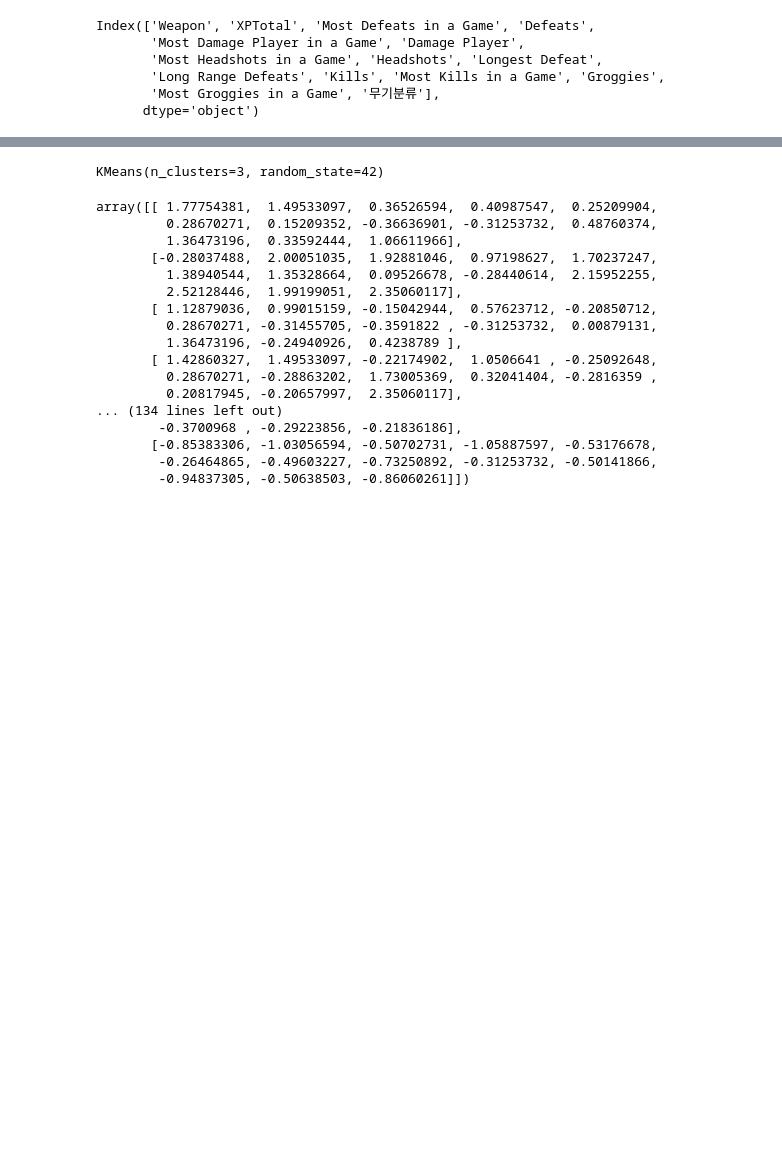
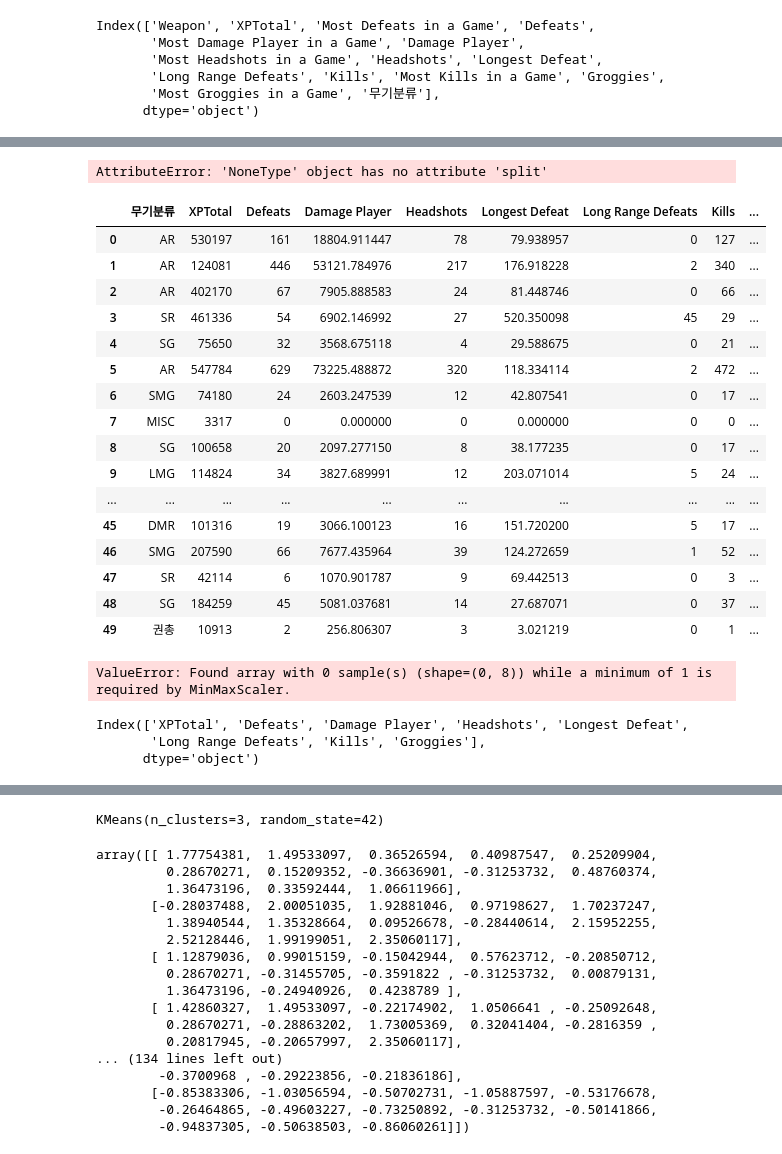
Before and after one commit to nbac406/battleGround, a Jupyter notebook: 0707.ipynb, the cells around one changed output, grey strips where cells are left out. Drawn from its saved outputs; the diff is of its cells as text; code cells hidden in the pictures; blank space fills up the shorter version.

```diff
--- a/0707.ipynb
+++ b/0707.ipynb
@@ -333,0 +594,58 @@ NameError: name 'StandardScaler' is not defined
+# %%
+data = {
+    '무기분류': ['AR', 'DMR', 'LMG', 'MISC', 'SG', 'SMG', 'SR', '권총'],
+    'XPTotal': [1000, 2000, 1500, 800, 1200, 1800, 1600, 900],
+    'Defeats': [10, 8, 6, 12, 9, 11, 7, 14],
+    'Damage Player': [2000, 1800, 2500, 1500, 2200, 1900, 2100, 1700],
+    'Headshots': [7, 5, 4, 6, 8, 7, 6, 5],
+    'Longest Defeat': [200, 180, 220, 150, 190, 200, 210, 170],
+    'Long Range Defeats': [3, 2, 5, 1, 4, 3, 4, 2],
+    'Kills': [12, 9, 7, 14, 11, 13, 8, 16],
+    'Groggies': [5, 4, 3, 6, 4, 6, 5, 4]
+}
+
+data_frame = pd.DataFrame(data)
+
+# 예시 유저 데이터
+user_data = {
+    'XPTotal': [1200],
+    'Defeats': [9],
+    'Damage Player': [2200],
+    'Headshots': [7],
+    'Longest Defeat': [190],
+    'Long Range Defeats': [3],
+    'Kills': [11],
+    'Groggies': [4],
+    '무기분류': ['AR']
+}
+
+weapon_categories = '무기분류'
+user_features = ['XPTotal', 'Defeats', 'Damage Player', 'Headshots', 'Longest Defeat', 'Long Range Defeats', 'Kills', 'Groggies']
+
+# 함수 실행
+result = classify_weapon_user(data_frame, weapon_categories, user_features, user_data)
+
+# 결과 출력
+print(result)
+# %% [output]
+AttributeError: 'NoneType' object has no attribute 'split'
+# %%
+features
+# %% [output]
+|  | 무기분류 | XPTotal | Defeats | Damage Player | Headshots | Longest Defeat | Long Range Defeats | Kills | ... |
+| 0 | AR | 530197 | 161 | 18804.911447 | 78 | 79.938957 | 0 | 127 | ... |
+| 1 | AR | 124081 | 446 | 53121.784976 | 217 | 176.918228 | 2 | 340 | ... |
+| 2 | AR | 402170 | 67 | 7905.888583 | 24 | 81.448746 | 0 | 66 | ... |
+| 3 | SR | 461336 | 54 | 6902.146992 | 27 | 520.350098 | 45 | 29 | ... |
+| 4 | SG | 75650 | 32 | 3568.675118 | 4 | 29.588675 | 0 | 21 | ... |
+| 5 | AR | 547784 | 629 | 73225.488872 | 320 | 118.334114 | 2 | 472 | ... |
+| 6 | SMG | 74180 | 24 | 2603.247539 | 12 | 42.807541 | 0 | 17 | ... |
+| 7 | MISC | 3317 | 0 | 0.000000 | 0 | 0.000000 | 0 | 0 | ... |
+| 8 | SG | 100658 | 20 | 2097.277150 | 8 | 38.177235 | 0 | 17 | ... |
+| 9 | LMG | 114824 | 34 | 3827.689991 | 12 | 203.071014 | 5 | 24 | ... |
+| ... | ... | ... | ... | ... | ... | ... | ... | ... | ... |
+| 45 | DMR | 101316 | 19 | 3066.100123 | 16 | 151.720200 | 5 | 17 | ... |
+| 46 | SMG | 207590 | 66 | 7677.435964 | 39 | 124.272659 | 1 | 52 | ... |
+| 47 | SR | 42114 | 6 | 1070.901787 | 9 | 69.442513 | 0 | 3 | ... |
+| 48 | SG | 184259 | 45 | 5081.037681 | 14 | 27.687071 | 0 | 37 | ... |
+| 49 | 권총 | 10913 | 2 | 256.806307 | 3 | 3.021219 | 0 | 1 | ... |
@@ -333,0 +654,10 @@ NameError: name 'StandardScaler' is not defined
+# %%
+model = classify_player_weapon(merged_df)
+# %% [output]
+ValueError: Found array with 0 sample(s) (shape=(0, 8)) while a minimum of 1 is required by MinMaxScaler.
+# %%
+features.columns
+# %% [output]
+Index(['XPTotal', 'Defeats', 'Damage Player', 'Headshots', 'Longest Defeat',
+       'Long Range Defeats', 'Kills', 'Groggies'],
+      dtype='object')
```
Also changed, not shown: parts of 27 cells of this notebook.
